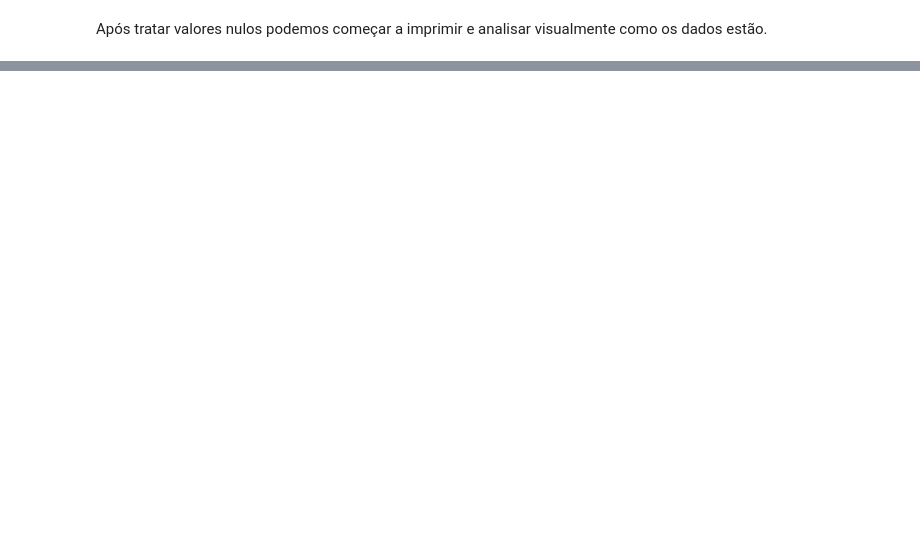
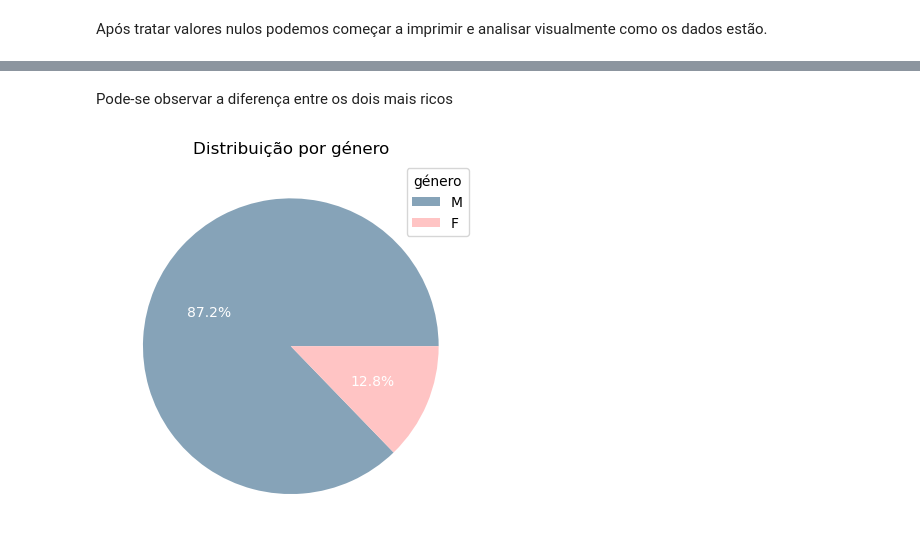
Before and after one commit to deyvidMatos/Billionaire_Data, a Jupyter notebook: Bilionários dados.ipynb, the cells around one changed output, grey strips where cells are left out. Cells and saved outputs as stored; diff of their text form; code cells hidden in the pictures; blank space fills up the shorter version.

```diff
--- a/Bilionários dados.ipynb
+++ b/Bilionários dados.ipynb
@@ -229,0 +230,14 @@ plt.show()
+# %% [markdown]
+Pode-se observar a diferença entre os dois mais ricos
+# %%
+totalGenero = df_simple['gender'].value_counts()
+
+fig, ax = plt.subplots()
+ax.pie(totalGenero, labels=totalGenero.index, autopct='%1.1f%%', colors=['#86A3B8', '#FFC4C4'], textprops=dict(color="w"))
+
+ax.set_title("Distribuição por género")
+ax.legend(title="género")
+
+plt.show()
+# %% [output]
+[figure, added]
```
Also changed, not shown: parts of 11 cells of this notebook.
